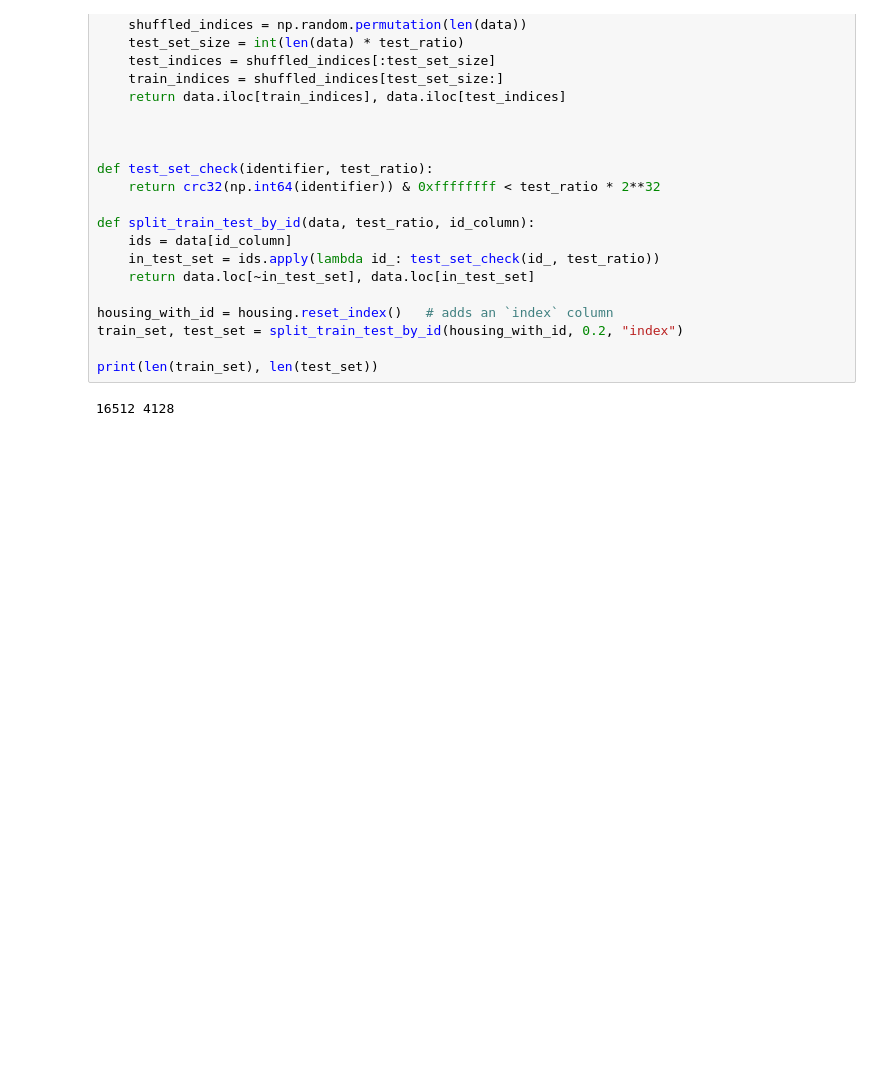
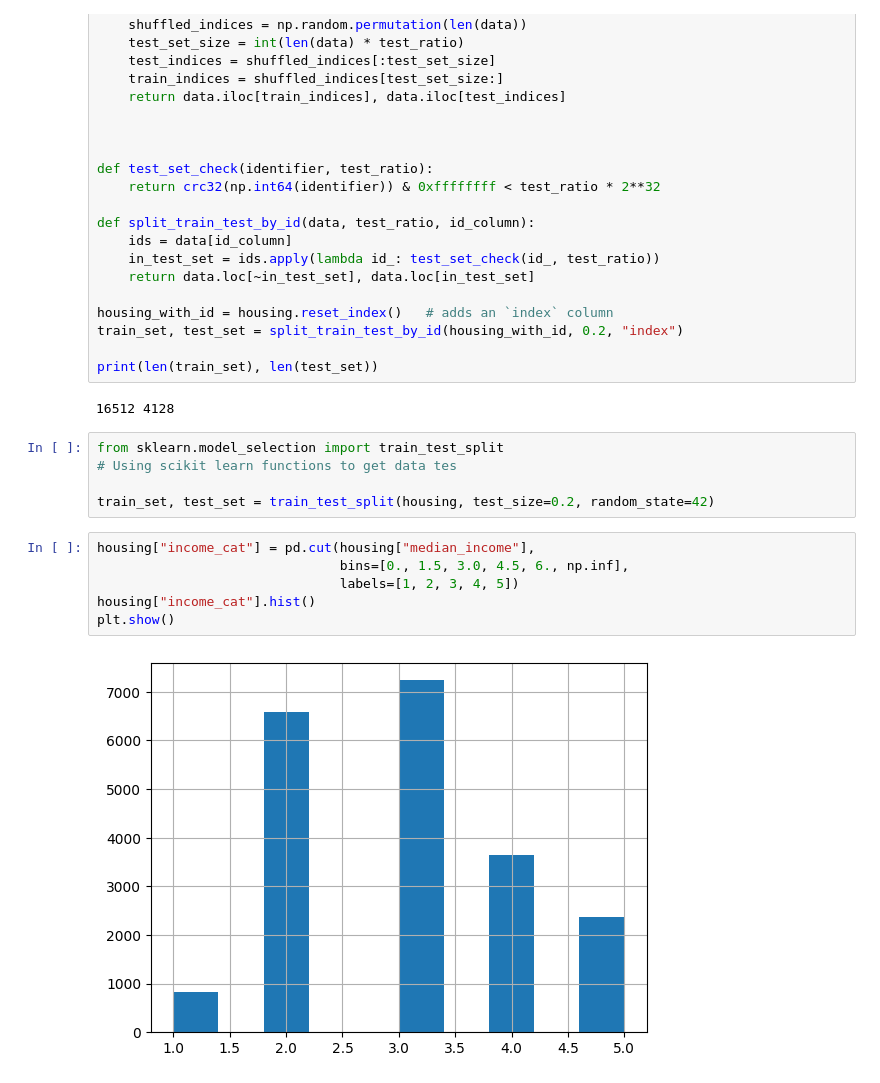
Before and after one commit to Alejoboga20/ml-housing-price, a Jupyter notebook: app.ipynb, the cells around one changed output. Cells and saved outputs as stored; diff of their text form; blank space fills up the shorter version.

Commit message:
stratified sampling based on the income category.

```diff
--- a/app.ipynb
+++ b/app.ipynb
@@ -60,3 +81,16 @@ train_set, test_set = split_train_test_by_id(housing_with_id, 0.2, "index")
 print(len(train_set), len(test_set))
 # %% [output]
 16512 4128
+# %%
+from sklearn.model_selection import train_test_split
+# Using scikit learn functions to get data tes
+
+train_set, test_set = train_test_split(housing, test_size=0.2, random_state=42)
+# %%
+housing["income_cat"] = pd.cut(housing["median_income"],
+                               bins=[0., 1.5, 3.0, 4.5, 6., np.inf],
+                               labels=[1, 2, 3, 4, 5])
+housing["income_cat"].hist()
+plt.show()
+# %% [output]
+[figure, added]
```
Also changed, not shown: parts of 5 cells of this notebook.
